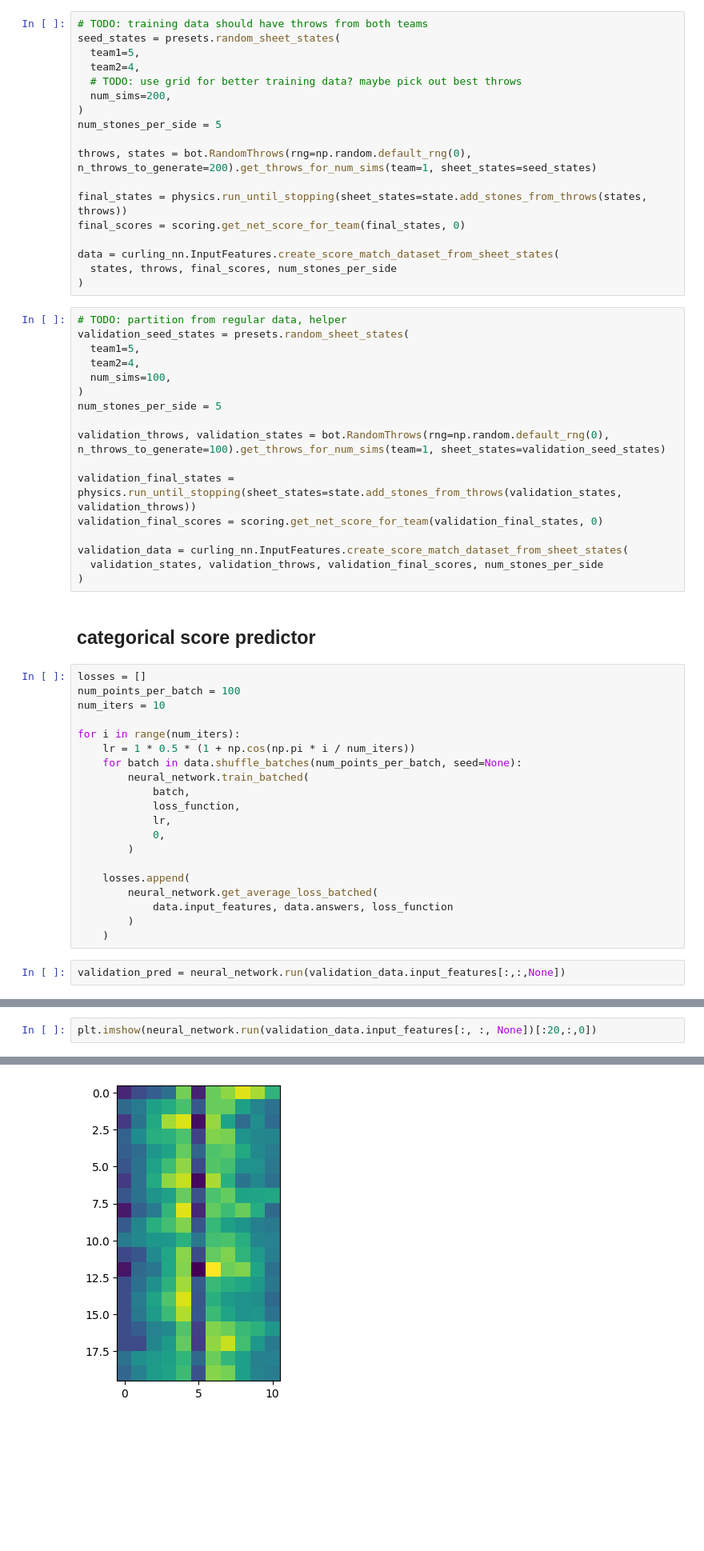
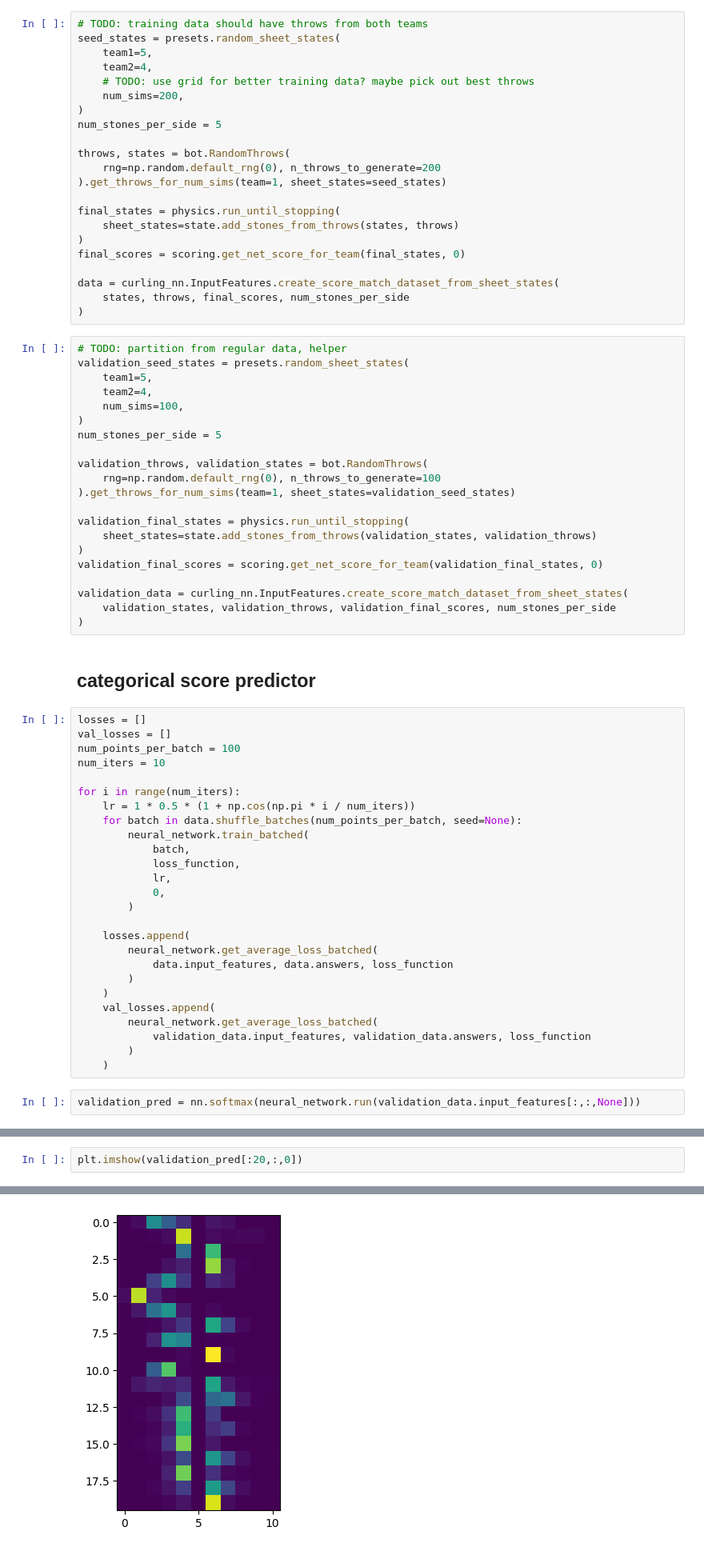
Before and after one commit to kendallzhu/curling, a Jupyter notebook: play_scratch.ipynb, the cells around one changed output, grey strips where cells are left out. Shown at 80% size. Cells and saved outputs as stored; diff of their text form; blank space fills up the shorter version.

```diff
--- a/play_scratch.ipynb
+++ b/play_scratch.ipynb
@@ -28,42 +31,51 @@ loss_function = nn.SoftmaxCrossEntropyLoss()
 # %%
 # TODO: training data should have throws from both teams
 seed_states = presets.random_sheet_states(
-  team1=5,
-  team2=4,
-  # TODO: use grid for better training data? maybe pick out best throws
-  num_sims=200,
+    team1=5,
+    team2=4,
+    # TODO: use grid for better training data? maybe pick out best throws
+    num_sims=200,
 )
 num_stones_per_side = 5
 
-throws, states = bot.RandomThrows(rng=np.random.default_rng(0), n_throws_to_generate=200).get_throws_for_num_sims(team=1, sheet_states=seed_states)
+throws, states = bot.RandomThrows(
+    rng=np.random.default_rng(0), n_throws_to_generate=200
+).get_throws_for_num_sims(team=1, sheet_states=seed_states)
 
-final_states = physics.run_until_stopping(sheet_states=state.add_stones_from_throws(states, throws))
+final_states = physics.run_until_stopping(
+    sheet_states=state.add_stones_from_throws(states, throws)
+)
 final_scores = scoring.get_net_score_for_team(final_states, 0)
 
 data = curling_nn.InputFeatures.create_score_match_dataset_from_sheet_states(
-  states, throws, final_scores, num_stones_per_side
+    states, throws, final_scores, num_stones_per_side
 )
 # %%
 # TODO: partition from regular data, helper
 validation_seed_states = presets.random_sheet_states(
-  team1=5,
-  team2=4,
-  num_sims=100,
+    team1=5,
+    team2=4,
+    num_sims=100,
 )
 num_stones_per_side = 5
 
-validation_throws, validation_states = bot.RandomThrows(rng=np.random.default_rng(0), n_throws_to_generate=100).get_throws_for_num_sims(team=1, sheet_states=validation_seed_states)
+validation_throws, validation_states = bot.RandomThrows(
+    rng=np.random.default_rng(0), n_throws_to_generate=100
+).get_throws_for_num_sims(team=1, sheet_states=validation_seed_states)
 
-validation_final_states = physics.run_until_stopping(sheet_states=state.add_stones_from_throws(validation_states, validation_throws))
+validation_final_states = physics.run_until_stopping(
+    sheet_states=state.add_stones_from_throws(validation_states, validation_throws)
+)
 validation_final_scores = scoring.get_net_score_for_team(validation_final_states, 0)
 
 validation_data = curling_nn.InputFeatures.create_score_match_dataset_from_sheet_states(
-  validation_states, validation_throws, validation_final_scores, num_stones_per_side
+    validation_states, validation_throws, validation_final_scores, num_stones_per_side
 )
 # %% [markdown]
 ## categorical score predictor
 # %%
 losses = []
+val_losses = []
 num_points_per_batch = 100
 num_iters = 10
 
@@ -82,8 +94,13 @@ for i in range(num_iters):
             data.input_features, data.answers, loss_function
         )
     )
+    val_losses.append(
+        neural_network.get_average_loss_batched(
+            validation_data.input_features, validation_data.answers, loss_function
+        )
+    )
 # %%
-validation_pred = neural_network.run(validation_data.input_features[:,:,None])
+validation_pred = nn.softmax(neural_network.run(validation_data.input_features[:,:,None]))
 # %%
 validation_r2 = (
     1
@@ -111,8 +127,8 @@ print(validation_loss)
 # %%
-plt.imshow(neural_network.run(validation_data.input_features[:, :, None])[:20,:,0])
+plt.imshow(validation_pred[:20,:,0])
 # %% [output]
 <matplotlib.image.AxesImage at 0x...>
-[figure, old version]
+[figure, new version]
 # %%
 plt.imshow(validation_data.answers[:20,:])
 # %% [output]
```
Also changed, not shown: parts of 6 cells of this notebook.
